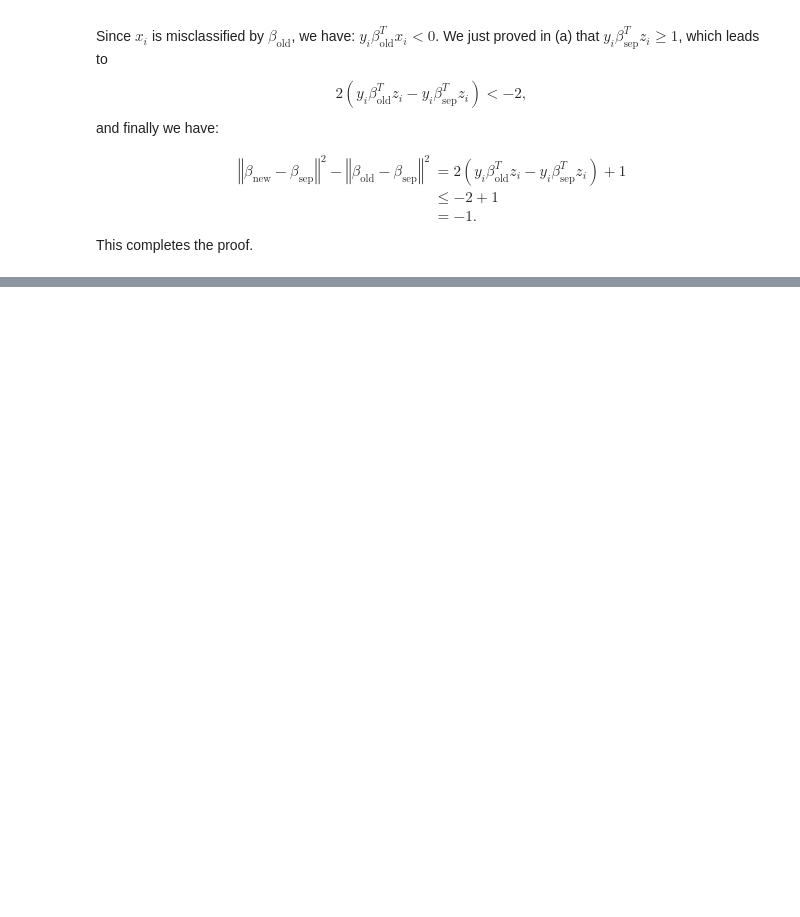
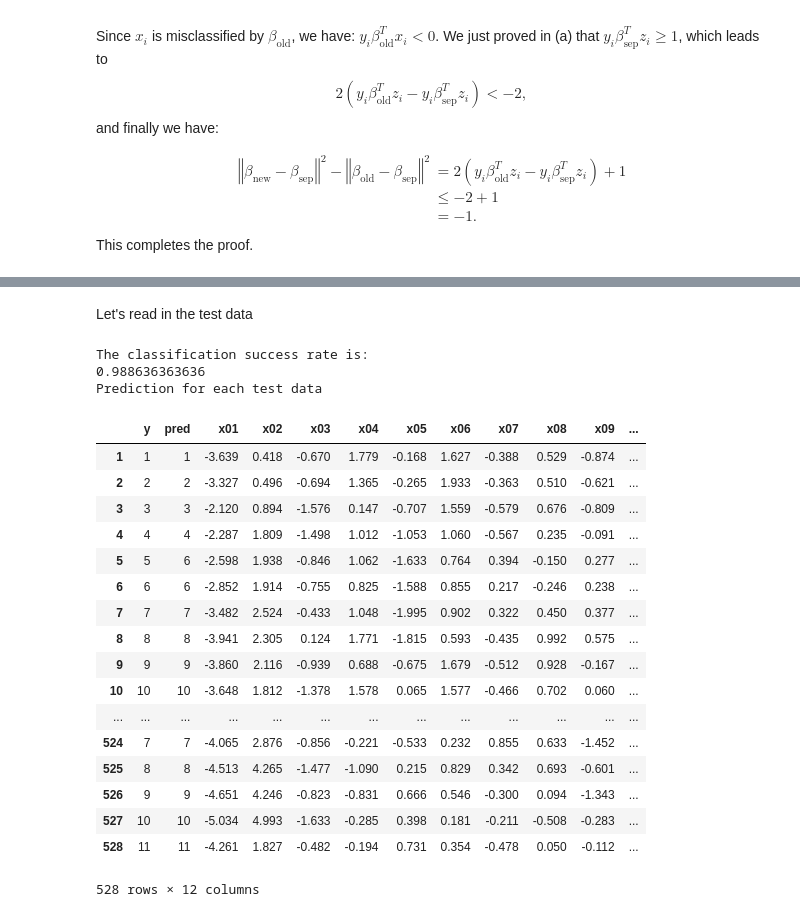
Before and after one commit to hzzyyy/ESLII_Solutions, a Jupyter notebook: Chapter 04 Linear Methods for Classification.ipynb, the cells around one changed output, grey strips where cells are left out. Cells and saved outputs as stored; diff of their text form; code cells hidden in the pictures; blank space fills up the shorter version.

```diff
--- a/Chapter 04 Linear Methods for Classification.ipynb
+++ b/Chapter 04 Linear Methods for Classification.ipynb
@@ -325,0 +330,12 @@ This completes the proof.
+# %%
+%matplotlib inline
+%config InlineBackend.figure_format = 'svg'
+import pandas as pd
+from os import getcwd
+fname_train = getcwd()+'/data/Chapter04/vowel.train'
+train_dat = pd.read_table(fname_train,sep=',',index_col=0)
+train_dat.columns = ['y', 'x01' , 'x02', 'x03', 'x04', 'x05', 'x06', 'x07', 'x08', 'x09', 'x10']
+col_xs = train_dat.columns.values[1:]
+train_gb = train_dat.groupby('y')
+train_means = train_gb.mean()
+train_cov = train_gb.cov()
@@ -325,0 +360,45 @@ This completes the proof.
+# %% [markdown]
+Let's read in the test data
+# %%
+import numpy as np
+from scipy.linalg import solve, det
+fname_test = getcwd()+'/data/Chapter04/vowel.train'
+test_dat = pd.read_table(fname_train,sep=',',index_col=0)
+test_dat.columns = ['y', 'x01' , 'x02', 'x03', 'x04', 'x05', 'x06', 'x07', 'x08', 'x09', 'x10']
+num_xs = len(col_xs)
+num_test = test_dat.shape[0]
+num_class = train_means.shape[0]
+loglkhd = np.zeros([num_class, num_test])
+for i in range(num_class):
+    offsets = pd.DataFrame.transpose(test_dat[col_xs] - train_means.loc[i+1])
+    dist = np.einsum('ij,ij->j', offsets, solve(train_cov.loc[i+1], offsets, sym_pos=True))
+    loglkhd[i] = -0.5*(np.log(det(train_cov.loc[i+1])) + num_class * np.log(2.0*np.pi) + dist)
+pred = np.argmax(loglkhd, axis=0) + 1
+test_dat.insert(1, 'pred', pred)
+# %%
+print('The classification success rate is: ')
+print((test_dat['y'] == test_dat['pred']).sum() / num_test)
+print('Prediction for each test data')
+test_dat
+# %% [output]
+The classification success rate is:
+0.988636363636
+Prediction for each test data
+|  | y | pred | x01 | x02 | x03 | x04 | x05 | x06 | x07 | x08 | x09 | ... |
+| 1 | 1 | 1 | -3.639 | 0.418 | -0.670 | 1.779 | -0.168 | 1.627 | -0.388 | 0.529 | -0.874 | ... |
+| 2 | 2 | 2 | -3.327 | 0.496 | -0.694 | 1.365 | -0.265 | 1.933 | -0.363 | 0.510 | -0.621 | ... |
+| 3 | 3 | 3 | -2.120 | 0.894 | -1.576 | 0.147 | -0.707 | 1.559 | -0.579 | 0.676 | -0.809 | ... |
+| 4 | 4 | 4 | -2.287 | 1.809 | -1.498 | 1.012 | -1.053 | 1.060 | -0.567 | 0.235 | -0.091 | ... |
+| 5 | 5 | 6 | -2.598 | 1.938 | -0.846 | 1.062 | -1.633 | 0.764 | 0.394 | -0.150 | 0.277 | ... |
+| 6 | 6 | 6 | -2.852 | 1.914 | -0.755 | 0.825 | -1.588 | 0.855 | 0.217 | -0.246 | 0.238 | ... |
+| 7 | 7 | 7 | -3.482 | 2.524 | -0.433 | 1.048 | -1.995 | 0.902 | 0.322 | 0.450 | 0.377 | ... |
+| 8 | 8 | 8 | -3.941 | 2.305 | 0.124 | 1.771 | -1.815 | 0.593 | -0.435 | 0.992 | 0.575 | ... |
+| 9 | 9 | 9 | -3.860 | 2.116 | -0.939 | 0.688 | -0.675 | 1.679 | -0.512 | 0.928 | -0.167 | ... |
+| 10 | 10 | 10 | -3.648 | 1.812 | -1.378 | 1.578 | 0.065 | 1.577 | -0.466 | 0.702 | 0.060 | ... |
+| ... | ... | ... | ... | ... | ... | ... | ... | ... | ... | ... | ... | ... |
+| 524 | 7 | 7 | -4.065 | 2.876 | -0.856 | -0.221 | -0.533 | 0.232 | 0.855 | 0.633 | -1.452 | ... |
+| 525 | 8 | 8 | -4.513 | 4.265 | -1.477 | -1.090 | 0.215 | 0.829 | 0.342 | 0.693 | -0.601 | ... |
+| 526 | 9 | 9 | -4.651 | 4.246 | -0.823 | -0.831 | 0.666 | 0.546 | -0.300 | 0.094 | -1.343 | ... |
+| 527 | 10 | 10 | -5.034 | 4.993 | -1.633 | -0.285 | 0.398 | 0.181 | -0.211 | -0.508 | -0.283 | ... |
+| 528 | 11 | 11 | -4.261 | 1.827 | -0.482 | -0.194 | 0.731 | 0.354 | -0.478 | 0.050 | -0.112 | ... |
+528 rows × 12 columns
```
Also changed, not shown: parts of 3 cells of this notebook, 2 other files.
